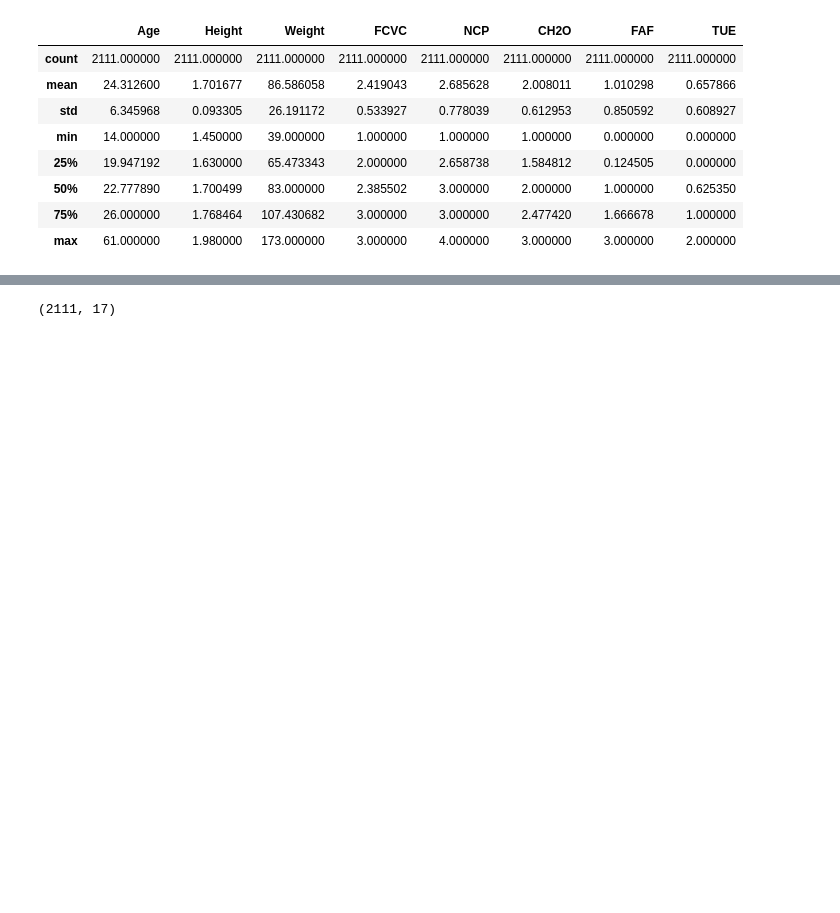
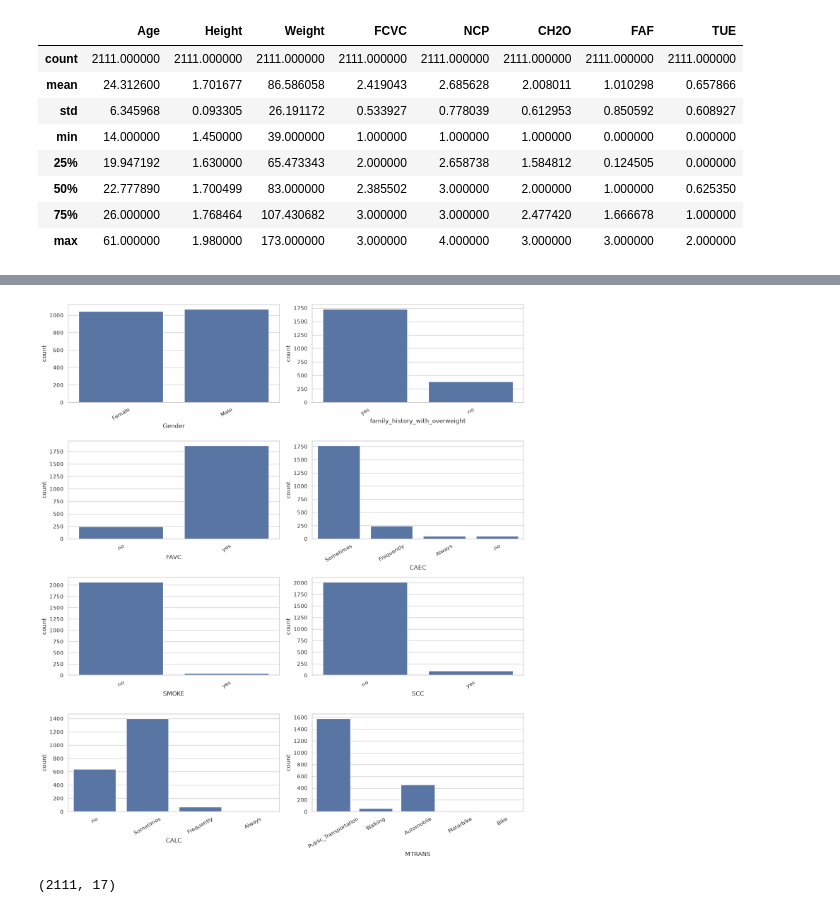
Before and after one commit to shoshanabernstein/Python-Final-Project, a Jupyter notebook: obesity_classification.ipynb, the cells around one changed output, grey strips where cells are left out. Cells and saved outputs as stored; diff of their text form; code cells hidden in the pictures; blank space fills up the shorter version.

```diff
--- a/obesity_classification.ipynb
+++ b/obesity_classification.ipynb
@@ -84,3 +93,14 @@ df.describe()
+# %%
+cat_features = ['Gender', 'family_history_with_overweight', 'FAVC', 'CAEC', 'SMOKE', 'SCC', 'CALC', 'MTRANS']
+
+fig, axes = plt.subplots(4, 2, figsize=(14, 16))
+for ax, col in zip(axes.flatten(), cat_features):
+    sns.countplot(data=df, x=col, ax=ax)
+    ax.tick_params(axis='x', rotation=30)
+plt.tight_layout()
+plt.show()
+# %% [output]
+[figure, added]
 # %%
 df.shape
 # %% [output]
```
Also changed, not shown: parts of 27 cells of this notebook, 14 other files.
